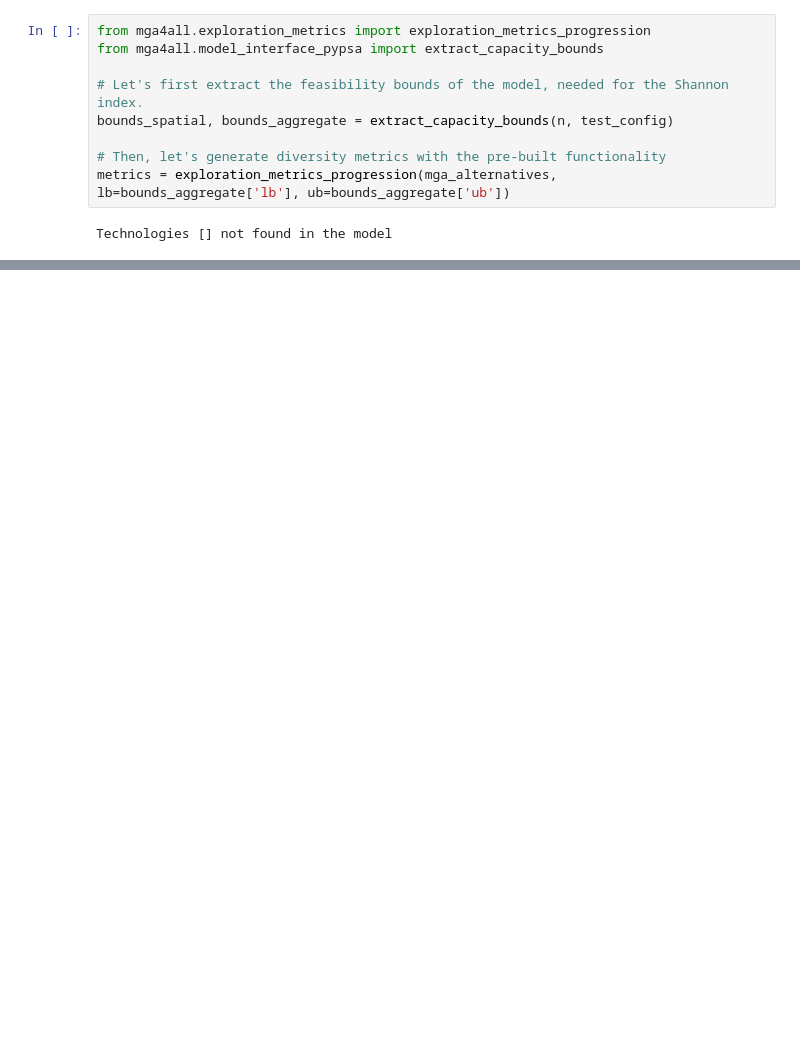
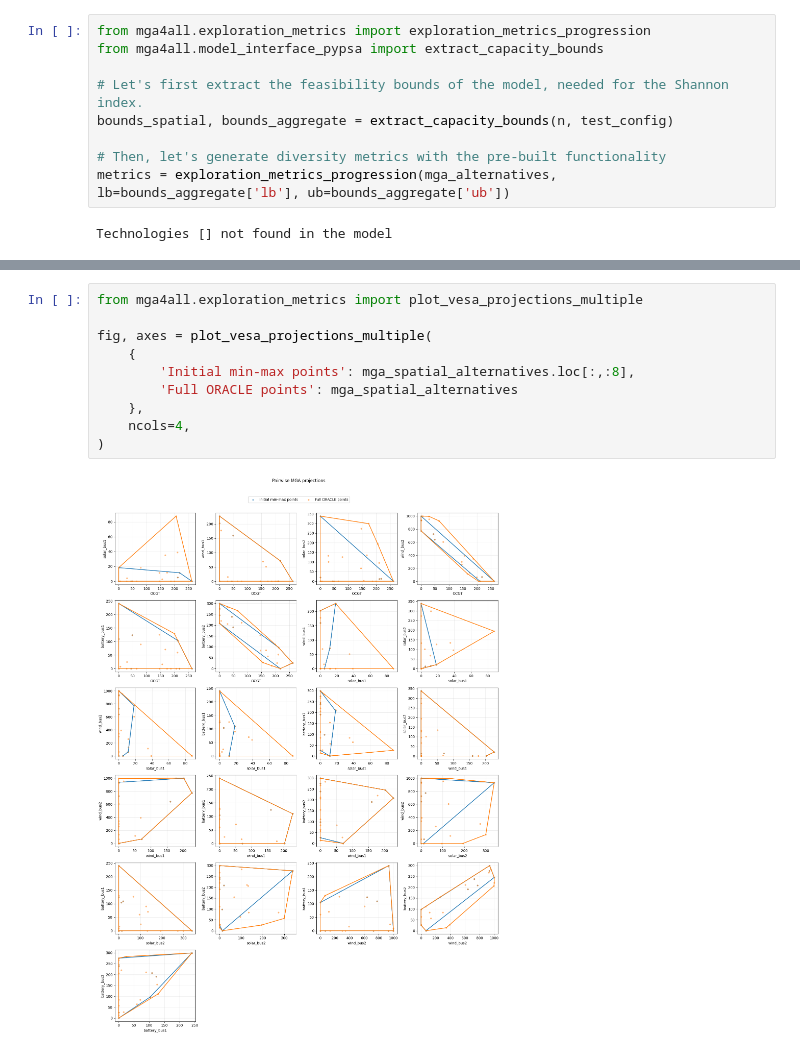
Before and after one commit to MGA4all/MGA4all_algorithms, a Jupyter notebook: docs/tutorials/tutorial_oracle.ipynb, the cells around one changed output, grey strips where cells are left out. Drawn from its saved outputs; the diff is of its cells as text; blank space fills up the shorter version.

```diff
--- a/docs/tutorials/tutorial_oracle.ipynb
+++ b/docs/tutorials/tutorial_oracle.ipynb
@@ -128,0 +144,12 @@ fig, axes = plot_vesa_projections(mga_spatial_alternatives, ncols=4)
+# %%
+from mga4all.exploration_metrics import plot_vesa_projections_multiple
+
+fig, axes = plot_vesa_projections_multiple(
+    {
+        'Initial min-max points': mga_spatial_alternatives.loc[:,:8],
+        'Full ORACLE points': mga_spatial_alternatives
+    },
+    ncols=4,
+)
+# %% [output]
+[figure, added]
```
Also changed, not shown: parts of 10 cells of this notebook, 4 other files.
